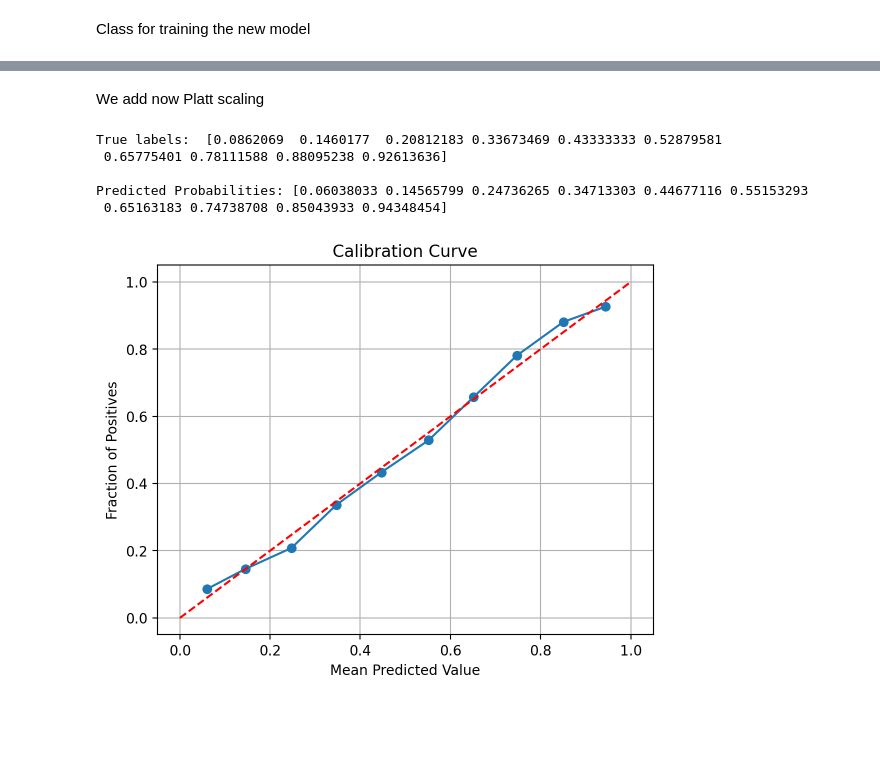
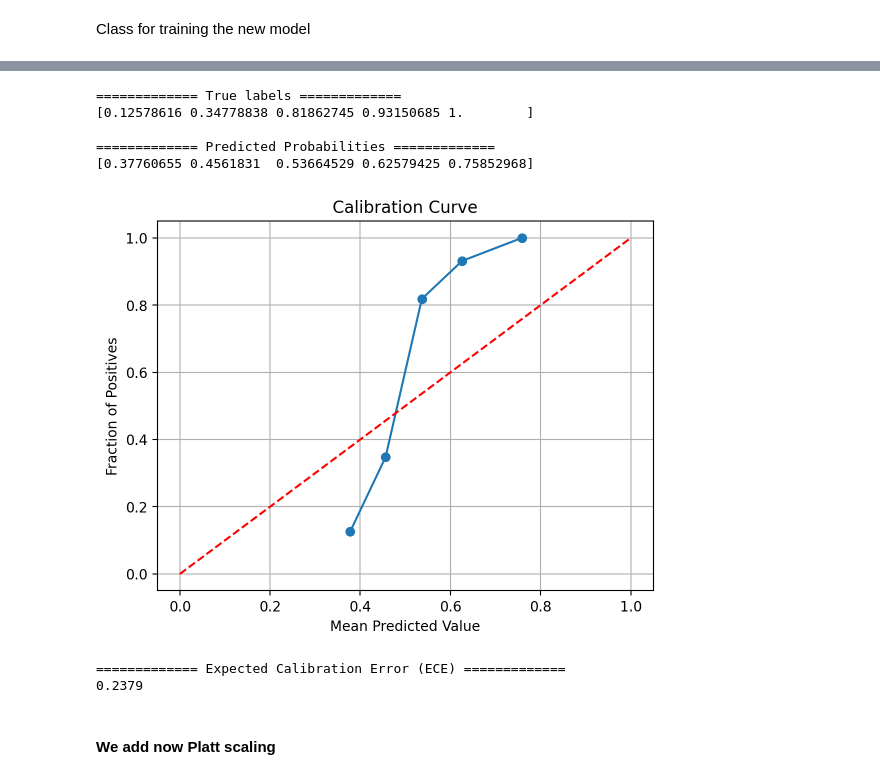
Before and after one commit to danitoribio/neural_networks, a Jupyter notebook: project2/Project2NN.ipynb, the cells around one changed output, grey strips where cells are left out. Drawn from its saved outputs; the diff is of its cells as text; code cells hidden in the pictures; blank space fills up the shorter version.

```diff
--- a/project2/Project2NN.ipynb
+++ b/project2/Project2NN.ipynb
@@ -738,6 +726,11 @@ class Tran_Eval():
 
         self.device = torch.device("cuda" if torch.cuda.is_available() else "cpu")
 
+        if torch.cuda.is_available():
+                print("Switching to GPU")
+        else:
+                print("GPU not available, running CPU")
+
         self.model.to(self.device)
 
     def trainloop(self,trainloader):
@@ -752,6 +745,7 @@ class Tran_Eval():
 
         for e in range(int(self.max_iter)):
 
+            start_time = time.time()
 
             images,labels = next(it_images)
 
@@ -762,7 +756,6 @@ class Tran_Eval():
             self.optim.zero_grad()  #TO RESET GRADIENTS!
 
             out = self.model.forward(images) #YOUR CODE HERE
-
 
             loss = self.criterion(out,labels) #YOUR CODE HERE
 
@@ -776,7 +769,9 @@ class Tran_Eval():
 
             self.loss_during_training.append(running_loss)
 
-            print('Epoch %d of %d finished. Loss %f' %(e+1,self.max_iter,running_loss))
+            print('Epoch %d of %d finished. Loss %f, Time per epoch: %f seconds'
+                  %(e+1,self.max_iter,running_loss,
+                       (time.time() - start_time)))
 
 
     def compute_accuracy(self,model, dataloader):
@@ -817,11 +814,23 @@ Epoch 10 of 10 finished. Loss 0.632871
 # %%
-# First we select the true labels of the test data
-true_labels = validloader.dataset.targets.numpy()
+def compute_predicted_probabilities(val_indices, model, validloader):
+    # First we select the true labels of the test data
+    # true_labels = validloader.dataset.targets.numpy()
+    true_labels = [trainset.targets[idx] for idx in val_indices]
 
-# The store the output value of the model for each image in the test set
-ac, outputs = model_with_train.compute_accuracy(model,validloader)
-outputs_cpu = [output.cpu().numpy() for output in outputs] # ALEJO: I added this line to move the tensors to the CPU
-outputs = np.concatenate(outputs_cpu) # concatenate the list of tensors into a single tensor
+    # The store the output value of the model for each image in the test set
+    ac, outputs = model_with_train.compute_accuracy(model, validloader)
+    outputs_cpu = [output.cpu().numpy() for output in outputs] # ALEJO: I added this line to move the tensors to the CPU
+    outputs = np.concatenate(outputs_cpu) # concatenate the list of tensors into a single tensor
 
-# Now what we do is to select the first value of output if the true label is 0 and the second value if the true label is 1
-predicted_prob = [outputs[i][label] if label else outputs[i][1] for i, label in enumerate(true_labels)]
+    # Now what we do is to select the first value of output if the true label is 0 and the second value if the true label is 1
+    predicted_prob = [outputs[i][label] if label else outputs[i][1] for i, label in enumerate(true_labels)]
+
+    print(colored('\n============= First 50 Predicted Probabilites =============', 'green'))
+    print(predicted_prob[0:50])
+
+    print(colored('\n============= Maximum Predicted Probability =============', 'green'))
+    print(max(predicted_prob))
+    print(colored('\n============= Minimum Predicted Probability =============', 'green'))
+    print(min(predicted_prob))
+
+    return true_labels, predicted_prob
@@ -863,0 +837,2 @@ Expected Calibration Error (ECE): 0.2320
+# %%
+true_labels, predicted_prob = compute_predicted_probabilities(val_indices, model, validloader)
@@ -864,5 +848,19 @@ Expected Calibration Error (ECE): 0.2320
+# %%
+prob_true, prob_pred = compute_calibration_curve(true_labels, predicted_prob)
+# %% [output]
+============= True labels =============
+[0.12578616 0.34778838 0.81862745 0.93150685 1.        ]
+
+============= Predicted Probabilities =============
+[0.37760655 0.4561831  0.53664529 0.62579425 0.75852968]
+[figure, added]
+# %%
+ece = computeECE(true_labels, prob_true, prob_pred)
+# %% [output]
+============= Expected Calibration Error (ECE) =============
+0.2379
 # %% [markdown]
-We add now Platt scaling
+#### We add now Platt scaling
 # %%
 # Fitting a logistic regression model
 lr = LogisticRegression()
@@ -874,24 +872,3 @@ platt_scale.fit(np.array(predicted_prob).reshape(-1, 1), true_labels)
 
 # Applying Platt scaling
 platt_scaled_probs = platt_scale.predict_proba(np.array(predicted_prob).reshape(-1, 1))[:, 1]
-# %%
-prob_true, prob_pred = calibration_curve(true_labels, platt_scaled_probs, n_bins=10)
-print("True labels: ",prob_true, "\n")
-print("Predicted Probabilities:", prob_pred)
-
-# Plot calibration curve
-plt.figure()
-plt.plot(prob_pred, prob_true, marker='o', linestyle='-')
-plt.plot([0, 1], [0, 1], linestyle='--', color='red')  # Add a diagonal line for reference
-plt.xlabel('Mean Predicted Value')
-plt.ylabel('Fraction of Positives')
-plt.title('Calibration Curve')
-plt.grid(True)
-plt.show()
-# %% [output]
-True labels:  [0.0862069  0.1460177  0.20812183 0.33673469 0.43333333 0.52879581
- 0.65775401 0.78111588 0.88095238 0.92613636]
-
-Predicted Probabilities: [0.06038033 0.14565799 0.24736265 0.34713303 0.44677116 0.55153293
- 0.65163183 0.74738708 0.85043933 0.94348454]
-[figure, removed]
```
Also changed, not shown: parts of 29 cells of this notebook.
